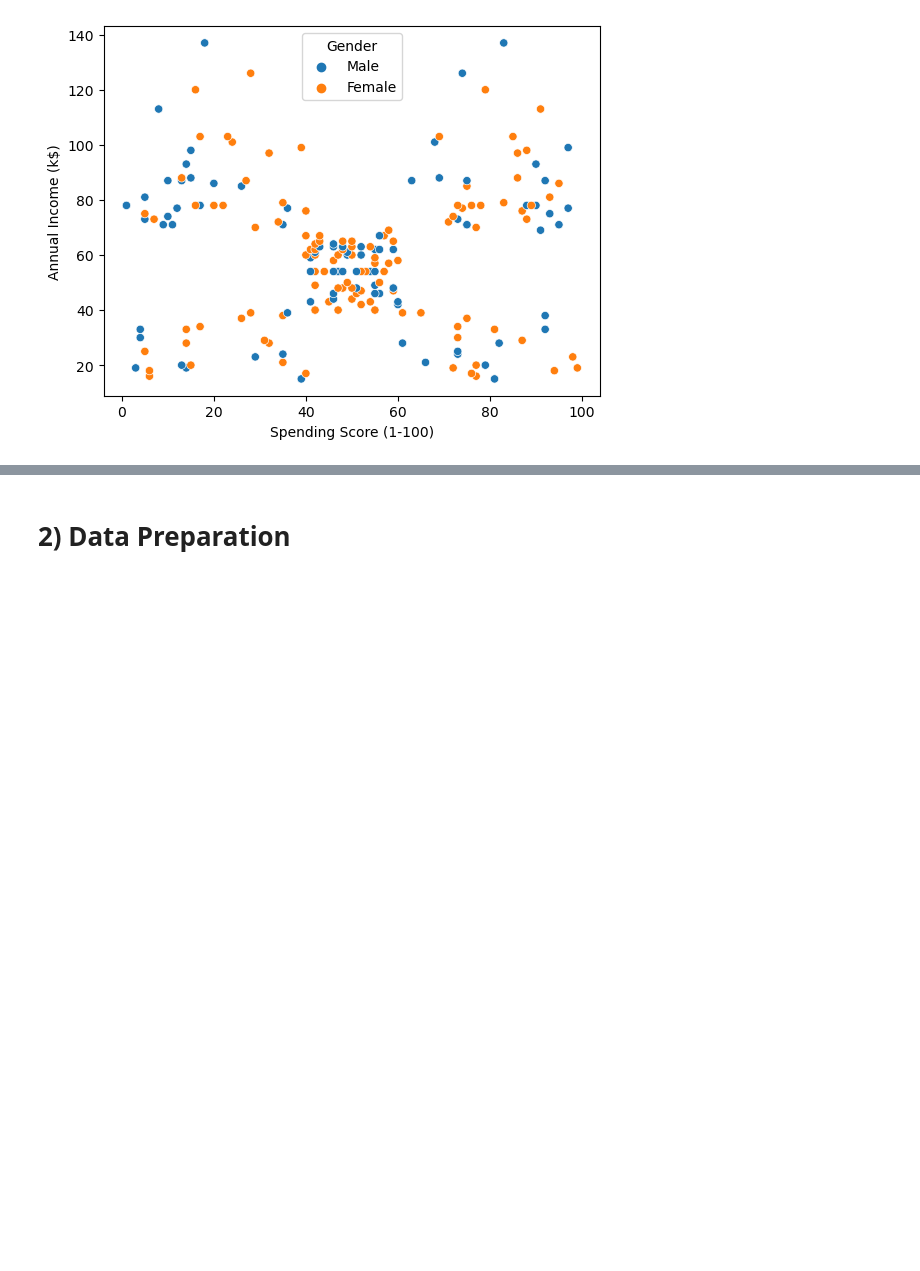
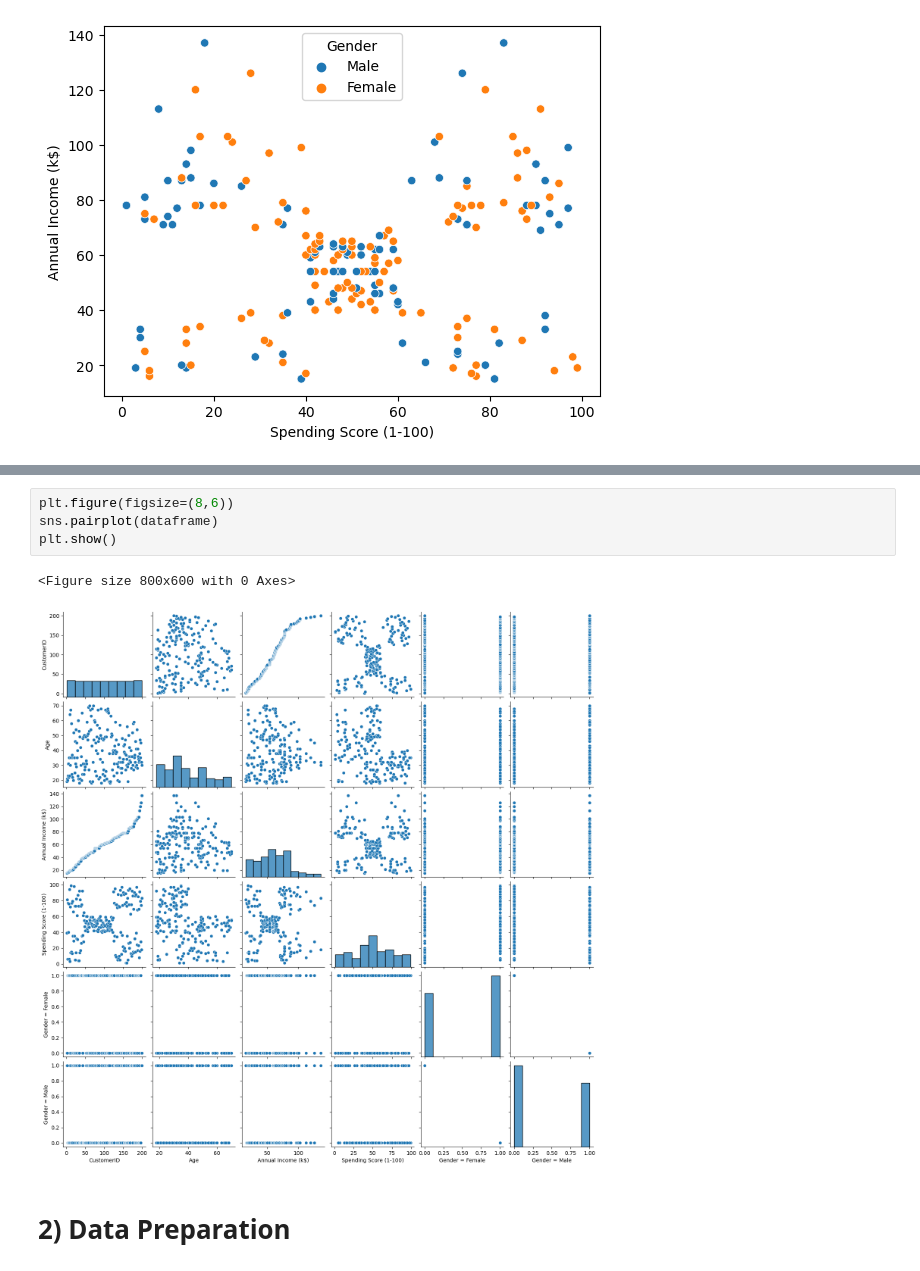
Before and after one commit to sajinamatya/Customer-Segmentation-, a Jupyter notebook: customer segmentation.ipynb, the cells around one changed output, grey strips where cells are left out. Saved outputs shown, nothing was run; the diff lists cells and outputs as text; blank space fills up the shorter version.

```diff
--- a/customer segmentation.ipynb
+++ b/customer segmentation.ipynb
@@ -268,3 +310,10 @@ sns.scatterplot(data = dataframe, x = "Spending Score (1-100)",y="Annual Income
+# %%
+plt.figure(figsize=(8,6))
+sns.pairplot(dataframe)
+plt.show()
+# %% [output]
+<Figure size 800x600 with 0 Axes>
+[figure, added]
 # %% [markdown]
 # 2) Data Preparation
 # %% [markdown]
```
Also changed, not shown: parts of 13 cells of this notebook.
